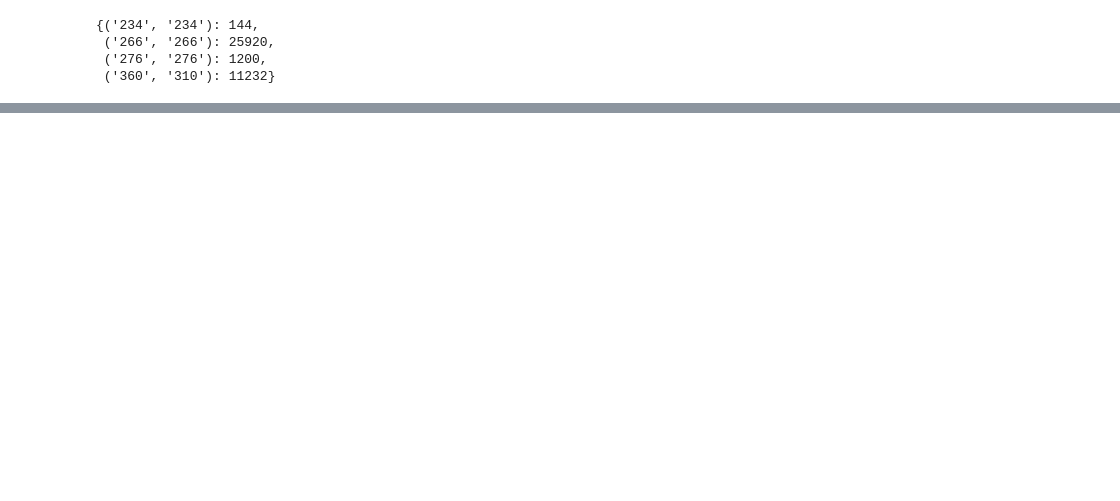
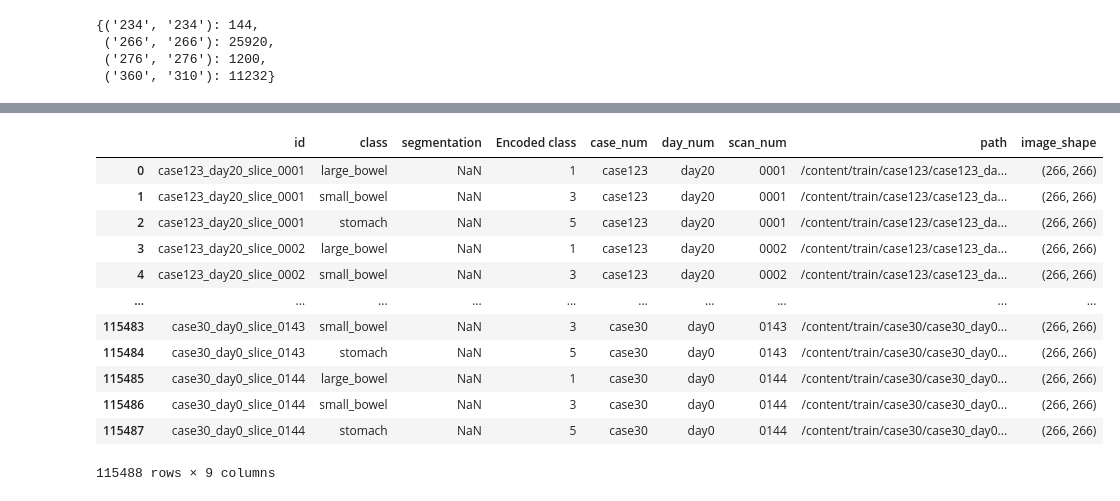
Before and after one commit to mayayank95/Final-project, a Jupyter notebook: FinalProject_EDA&Preprocessing.ipynb, the cells around one changed output, grey strips where cells are left out. Saved outputs shown, nothing was run; the diff lists cells and outputs as text; code cells hidden in the pictures; blank space fills up the shorter version.

```diff
--- a/FinalProject_EDA&Preprocessing.ipynb
+++ b/FinalProject_EDA&Preprocessing.ipynb
@@ -438,3 +418,7 @@ df_path.describe()
 | freq | 1 | 25920 | 1 |
 # %% [markdown]
 We can see that not all the scans in the same size.
+# %%
+#  Table with the path of the image and the corresponding segmentation mask in RLE-format.
+masks_paths = pd.merge(masks, df_path)
+masks_paths.sample(1)
@@ -517,0 +493,16 @@ plot_image_mask(img[:,:,0],img_seg, id_img)
+# %%
+masks_paths
+# %% [output]
+|  | id | class | segmentation | Encoded class | case_num | day_num | scan_num | path | image_shape |
+| 0 | case123_day20_slice_0001 | large_bowel | NaN | 1 | case123 | day20 | 0001 | /content/train/case123/case123_da... | (266, 266) |
+| 1 | case123_day20_slice_0001 | small_bowel | NaN | 3 | case123 | day20 | 0001 | /content/train/case123/case123_da... | (266, 266) |
+| 2 | case123_day20_slice_0001 | stomach | NaN | 5 | case123 | day20 | 0001 | /content/train/case123/case123_da... | (266, 266) |
+| 3 | case123_day20_slice_0002 | large_bowel | NaN | 1 | case123 | day20 | 0002 | /content/train/case123/case123_da... | (266, 266) |
+| 4 | case123_day20_slice_0002 | small_bowel | NaN | 3 | case123 | day20 | 0002 | /content/train/case123/case123_da... | (266, 266) |
+| ... | ... | ... | ... | ... | ... | ... | ... | ... | ... |
+| 115483 | case30_day0_slice_0143 | small_bowel | NaN | 3 | case30 | day0 | 0143 | /content/train/case30/case30_day0... | (266, 266) |
+| 115484 | case30_day0_slice_0143 | stomach | NaN | 5 | case30 | day0 | 0143 | /content/train/case30/case30_day0... | (266, 266) |
+| 115485 | case30_day0_slice_0144 | large_bowel | NaN | 1 | case30 | day0 | 0144 | /content/train/case30/case30_day0... | (266, 266) |
+| 115486 | case30_day0_slice_0144 | small_bowel | NaN | 3 | case30 | day0 | 0144 | /content/train/case30/case30_day0... | (266, 266) |
+| 115487 | case30_day0_slice_0144 | stomach | NaN | 5 | case30 | day0 | 0144 | /content/train/case30/case30_day0... | (266, 266) |
+115488 rows × 9 columns
```
Also changed, not shown: parts of 29 cells of this notebook, 1 other file.
